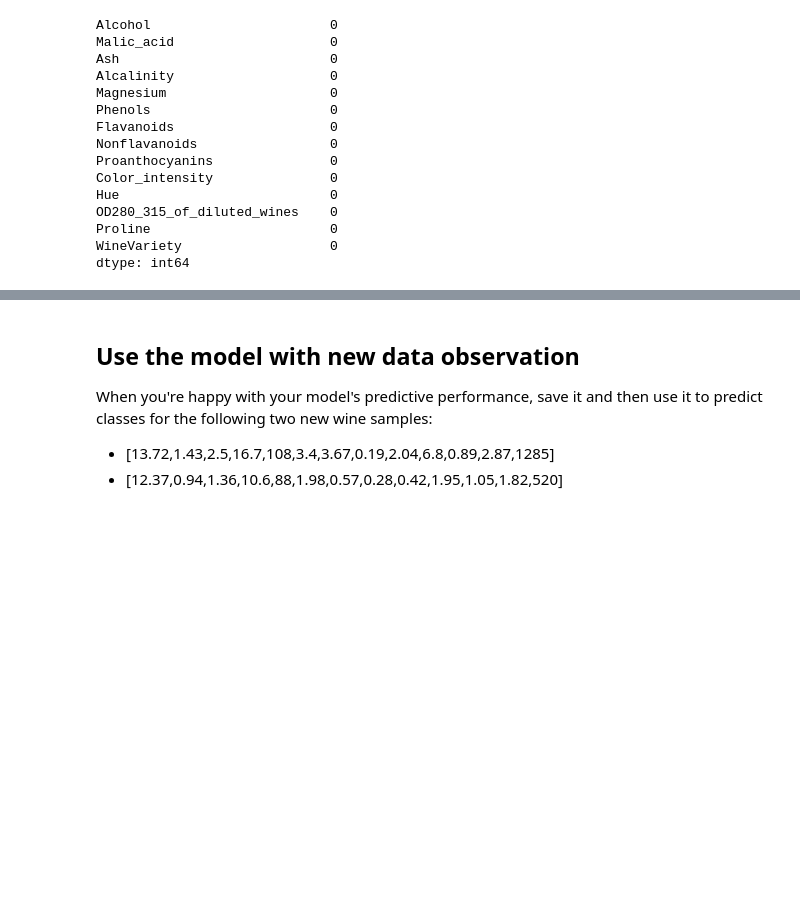
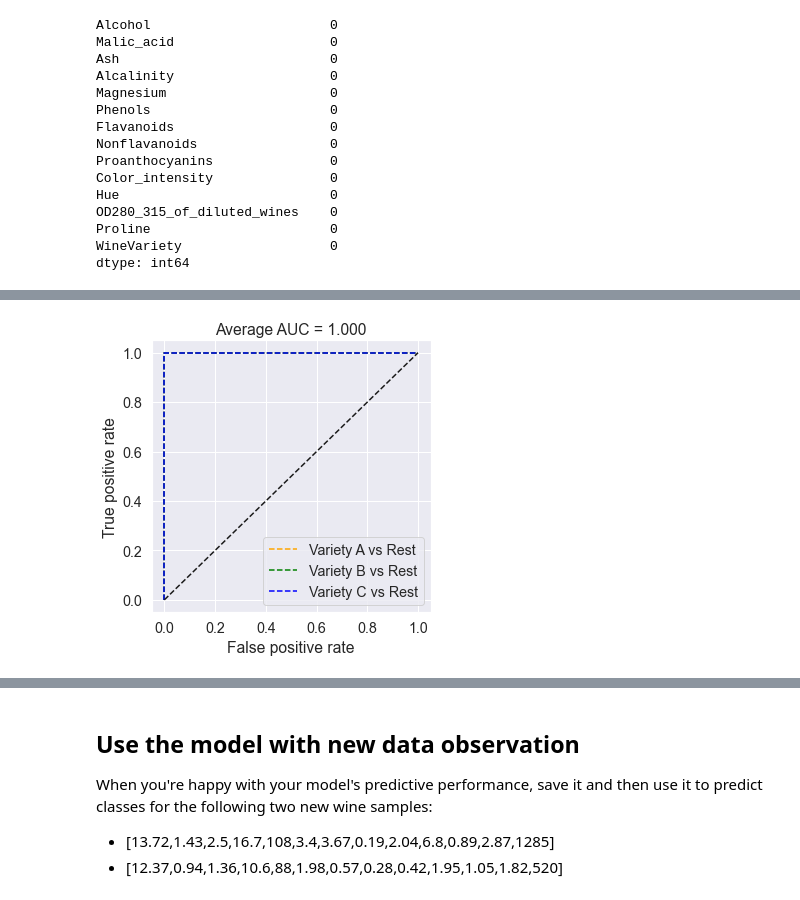
Before and after one commit to Berezovikov-A/ms_ml_challenges, a Jupyter notebook: 03 - Wine Classification Challenge.ipynb, the cells around one changed output, grey strips where cells are left out. Cells and saved outputs as stored; diff of their text form; code cells hidden in the pictures; blank space fills up the shorter version.

```diff
--- a/03 - Wine Classification Challenge.ipynb
+++ b/03 - Wine Classification Challenge.ipynb
@@ -158,0 +171,26 @@ cm = plots.show_confusion_matrix(y_test, predictions, label_names)
+# %%
+from sklearn.metrics import roc_curve, roc_auc_score
+import matplotlib.pyplot as plt
+
+def plot_roc_curve():
+    prob = model.predict_proba(X_test)
+
+    fpr = {}
+    tpr = {}
+    thresh = {}
+    for i in range(len(label_names)):
+        fpr[i], tpr[i], thresh[i] = roc_curve(y_test, prob[:,i], pos_label=i)
+
+    fig = plt.figure(figsize=(5,5))
+    colors = ['orange', 'green', 'blue']
+    for i in range(len(label_names)):
+        plt.plot(fpr[i], tpr[i], linestyle='--', color=colors[i], label=label_names[i] + ' vs Rest')
+    plt.plot([0, 1], [0, 1], 'k--')
+    plt.ylabel('True positive rate')
+    plt.xlabel('False positive rate')
+    plt.legend(loc='best')
+    plt.title(f"Average AUC = {roc_auc_score(y_test, prob, multi_class='ovr'):.3f}")
+
+plot_roc_curve()
+# %% [output]
+[figure, added]
```
Also changed, not shown: parts of 18 cells of this notebook.
